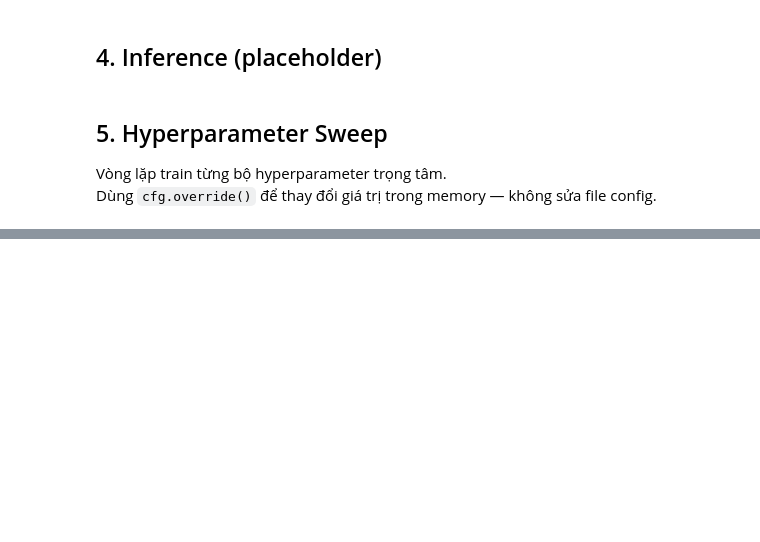
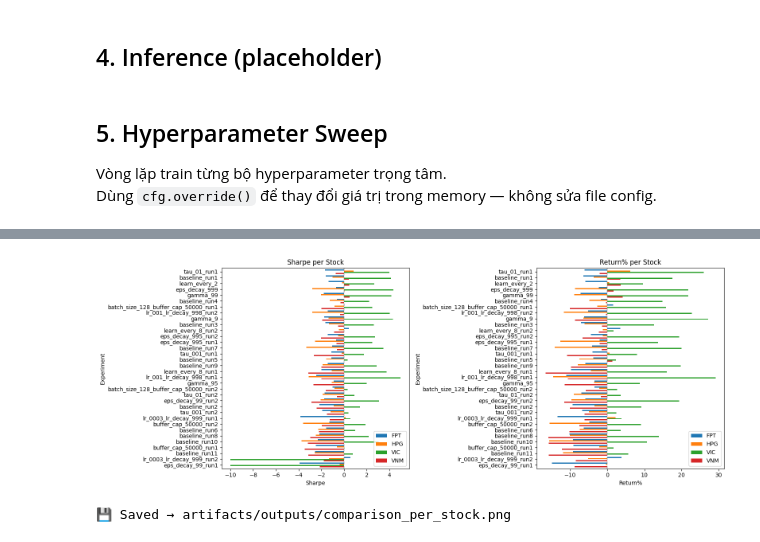
Before and after one commit to bnquys/stock-trend-prediction, a Jupyter notebook: main.ipynb, the cells around one changed output, grey strips where cells are left out. Cells and saved outputs as stored; diff of their text form; code cells hidden in the pictures; blank space fills up the shorter version.

```diff
--- a/main.ipynb
+++ b/main.ipynb
@@ -280,0 +473,42 @@ print(f"\n💾 Saved → artifacts/outputs/hyperparam_sweep_results.csv")
+# %%
+# ════════════════════════════════════════════════════════════════
+# Biểu đồ 2: Per-stock Sharpe grouped bar chart
+# ════════════════════════════════════════════════════════════════
+stocks = [s for s in best_run["result"]["test_metrics"].keys() if s != "average"]
+
+# Build per-stock data
+per_stock_data = []
+for run in all_runs:
+    run_name = next(r["Experiment"] for r in merged_results if r["run_id"] == run["run_id"])
+    for stock in stocks:
+        metrics = run["result"]["test_metrics"].get(stock, {})
+        per_stock_data.append({
+            "Experiment": run_name,
+            "Stock": stock,
+            "Sharpe": metrics.get("sharpe", 0),
+            "Return%": metrics.get("return_pct", 0),
+        })
+
+df_per_stock = pd.DataFrame(per_stock_data)
+
+# Plot grouped bar
+fig, axes = plt.subplots(1, 2, figsize=(16, 6))
+
+for ax, metric in zip(axes, ["Sharpe", "Return%"]):
+    pivot = df_per_stock.pivot(index="Experiment", columns="Stock", values=metric)
+    # Reorder by overall Sharpe
+    pivot = pivot.reindex(df_merged["Experiment"])
+    pivot.plot(kind="barh", ax=ax, width=0.8)
+    ax.set_title(f"{metric} per Stock")
+    ax.set_xlabel(metric)
+    ax.axvline(x=0, color="gray", linestyle="--", alpha=0.5)
+    ax.invert_yaxis()
+    ax.legend(loc="lower right")
+
+plt.tight_layout()
+plt.savefig("artifacts/outputs/comparison_per_stock.png", dpi=150, bbox_inches="tight")
+plt.show()
+print("💾 Saved → artifacts/outputs/comparison_per_stock.png")
+# %% [output]
+[figure, added]
+💾 Saved → artifacts/outputs/comparison_per_stock.png
```
Also changed, not shown: parts of 10 cells of this notebook, 2 other files.
